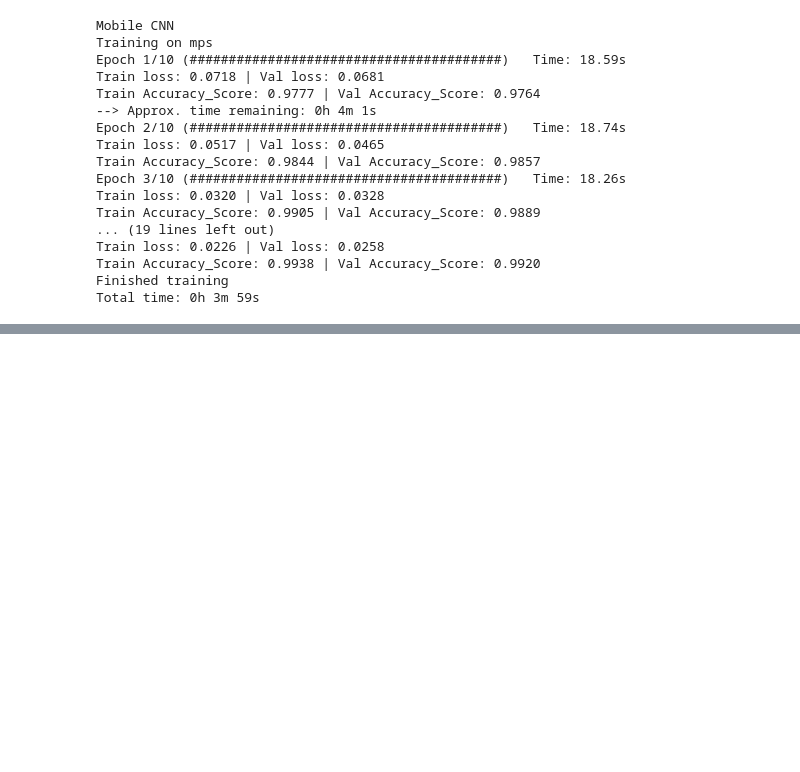
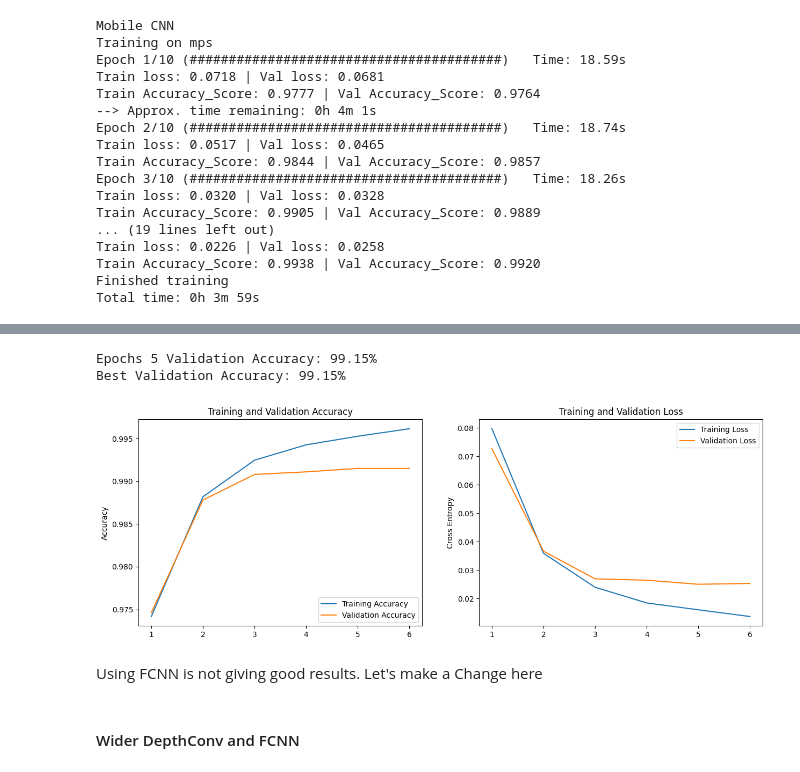
Before and after one commit to aka-vm/Hello-CV, a Jupyter notebook: MNIST-Digit 8k params/Version 3.ipynb, the cells around one changed output, grey strips where cells are left out. Saved outputs shown, nothing was run; the diff lists cells and outputs as text; code cells hidden in the pictures; blank space fills up the shorter version.

Commit message:
ikd what to write here.

```diff
--- a/MNIST-Digit 8k params/Version 3.ipynb
+++ b/MNIST-Digit 8k params/Version 3.ipynb
@@ -552,0 +721,26 @@ Best Validation Accuracy: 99.25%
+# %%
+dfncc = DFCNN()
+model_dir = PROJECT_PATH / "runs" / model_name
+
+callbacks = [
+    partial(log_model_performance, model_dir=model_dir),
+    partial(save_model, model_dir=model_dir),
+]
+
+loss_func = nn.CrossEntropyLoss()
+optimizer = optim.Adam(dfncc.parameters(), lr = 0.01)      # optimizer.param_groups[0]['lr']
+scheduler = torch.optim.lr_scheduler.StepLR(optimizer, 1, gamma = 0.5)
+
+num_epochs = 6
+print(model_name)
+history = train(
+    num_epochs = num_epochs,
+    network = dfncc,
+    train_loader = train_dataloader,
+    val_loader = test_dataloader,
+    optimizer = optimizer,
+    loss_func = loss_func,
+    scheduler = scheduler,
+    callbacks = callbacks,
+    device=device,
+)
@@ -552,0 +765,17 @@ Best Validation Accuracy: 99.25%
+# %%
+history_df = pd.DataFrame(history).T
+
+plot_history(
+    history_df['train_accuracy_score'],
+    history_df['val_accuracy_score'],
+    history_df['train_loss'],
+    history_df['val_loss'],
+)
+# %% [output]
+Epochs 5 Validation Accuracy: 99.15%
+Best Validation Accuracy: 99.15%
+[figure, added]
+# %% [markdown]
+Using FCNN is not giving good results. Let's make a Change here
+# %% [markdown]
+#### Wider DepthConv and FCNN
```
Also changed, not shown: parts of 20 cells of this notebook.
